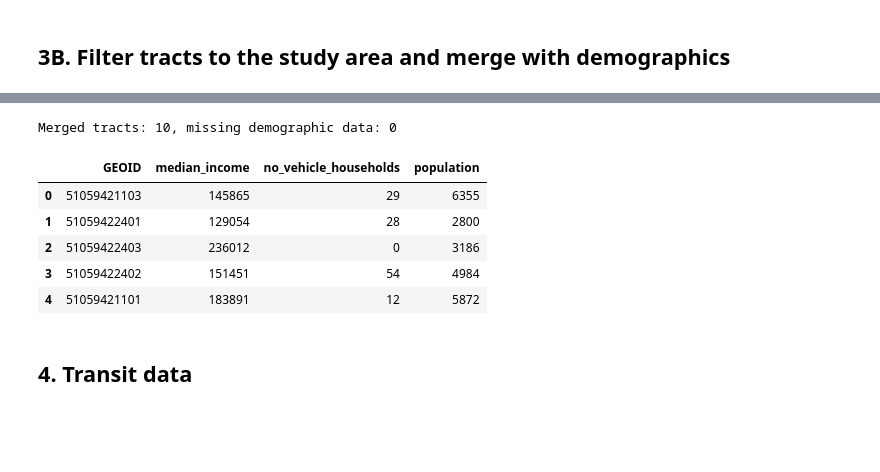
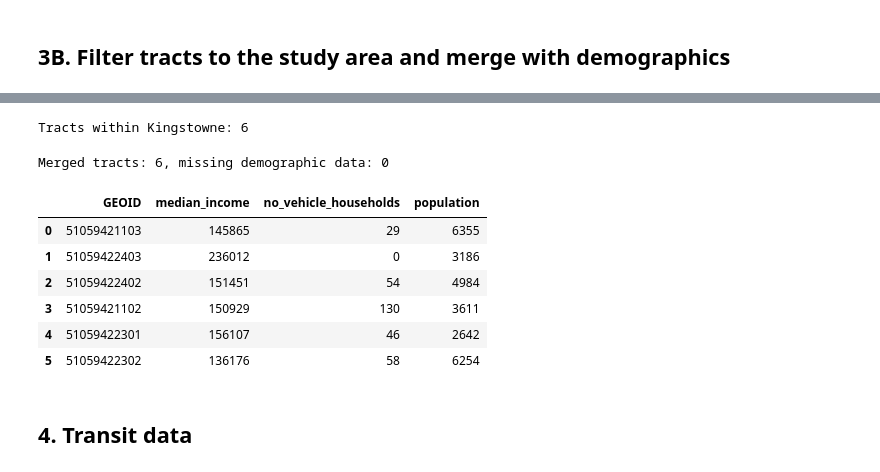
Before and after one commit to neoladsouza/kingstowne-urban-accessibility, a Jupyter notebook: project/notebooks/01_data_acquisition.ipynb, the cells around one changed output, grey strips where cells are left out. Cells and saved outputs as stored; diff of their text form; code cells hidden in the pictures; blank space fills up the shorter version.

```diff
--- a/project/notebooks/01_data_acquisition.ipynb
+++ b/project/notebooks/01_data_acquisition.ipynb
@@ -102,7 +127,7 @@ variables = ",".join(ACS_VARS.keys())
 url = (
     f"https://api.census.gov/data/2024/acs/acs5"
     f"?get=NAME,{variables}&for=tract:*&in=state:{STATE_FIPS}&in=county:{COUNTY_FIPS}"
-    f"&key={CENSUS_API_KEY}"
+    f"&key=940c5139b44b005a7c4ef4d014b1024dc330a034"
 )
 response = requests.get(url)
 data = response.json()
@@ -116,0 +161,3 @@ Tract rows: 274
+# %%
+acs_df["NAME"] = acs_df["NAME"].apply(lambda name: name.split(";")[0][13:])
+acs_df.head()
@@ -117,2 +171,2 @@ Tract rows: 274
 # %%
-acs_df[acs_df["population"] > 0].head()
+acs_df = acs_df[acs_df["population"] > 0]
@@ -137,15 +188,22 @@ Tracts intersecting Kingstowne: 10
+# %%
+tracts_in_city = gpd.sjoin(tracts, city_boundary, predicate="overlaps", how="inner")
+tracts_in_city = tracts_in_city.drop(columns=[c for c in tracts_in_city.columns if c.endswith("_right")])
+print(f"Tracts within {CITY}: {len(tracts_in_city)}")
+# %% [output]
+Tracts within Kingstowne: 6
 # %%
 tracts_merged = tracts_in_city.merge(acs_df, on="GEOID", how="left")
 print(f"Merged tracts: {len(tracts_merged)}, missing demographic data: {tracts_merged['median_income'].isna().sum()}")
-tracts_merged[["GEOID", "median_income", "no_vehicle_households", "population"]].head()
+tracts_merged[["GEOID", "median_income", "no_vehicle_households", "population"]]
 # %% [output]
-Merged tracts: 10, missing demographic data: 0
+Merged tracts: 6, missing demographic data: 0
 |  | GEOID | median_income | no_vehicle_households | population |
 | 0 | 51059421103 | 145865 | 29 | 6355 |
-| 1 | 51059422401 | 129054 | 28 | 2800 |
-| 2 | 51059422403 | 236012 | 0 | 3186 |
-| 3 | 51059422402 | 151451 | 54 | 4984 |
-| 4 | 51059421101 | 183891 | 12 | 5872 |
+| 1 | 51059422403 | 236012 | 0 | 3186 |
+| 2 | 51059422402 | 151451 | 54 | 4984 |
+| 3 | 51059421102 | 150929 | 130 | 3611 |
+| 4 | 51059422301 | 156107 | 46 | 2642 |
+| 5 | 51059422302 | 136176 | 58 | 6254 |
 # %%
 tracts_merged.to_file(f"{PROCESSED_DIR}/{CITY.lower()}_tracts_demographics.geojson", driver="GeoJSON")
 # %% [markdown]
```
Also changed, not shown: parts of 13 cells of this notebook, 2 other files.
